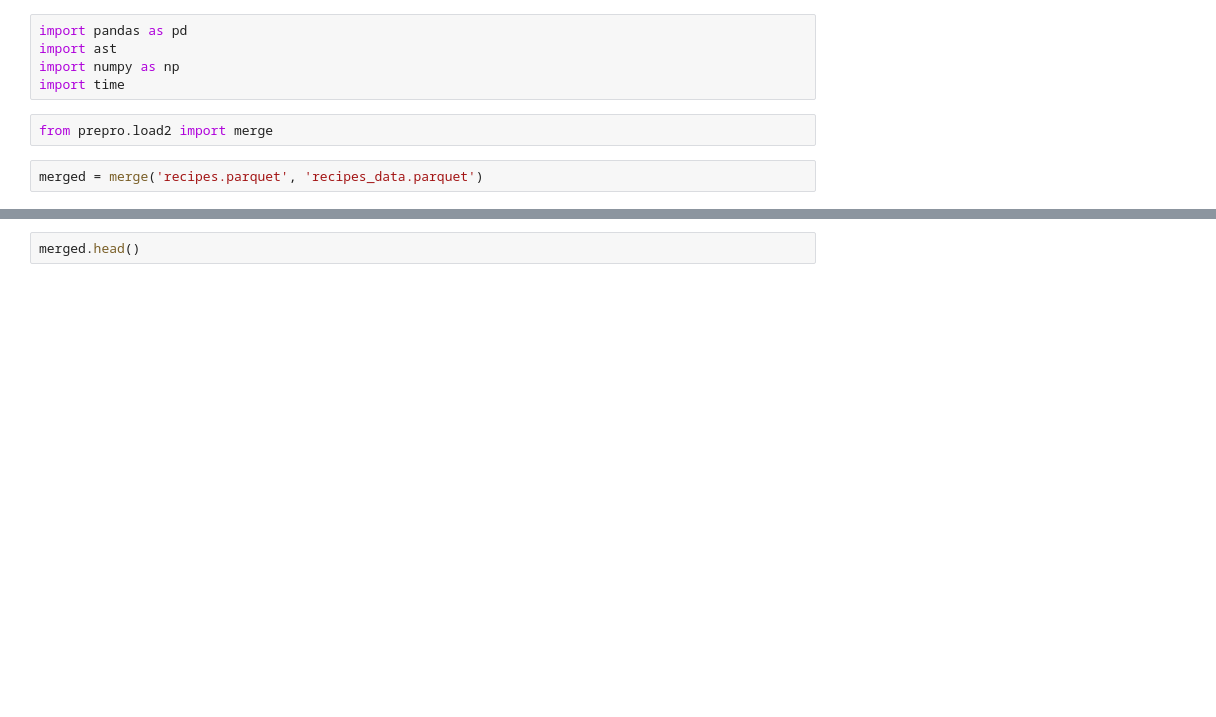
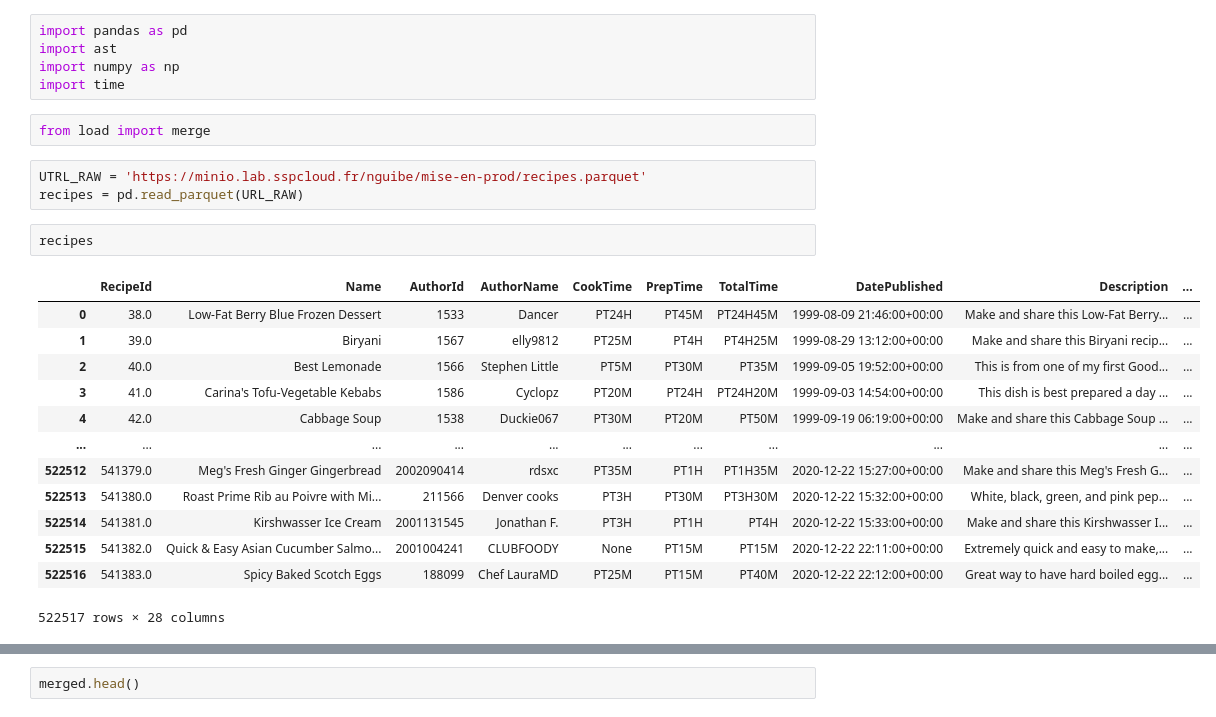
Before and after one commit to marie678/Projet-Mise-en-prod-3A, a Jupyter notebook: src/preprocessing/run_test.ipynb, the cells around one changed output, grey strips where cells are left out. Cells and saved outputs as stored; diff of their text form; blank space fills up the shorter version.

```diff
--- a/src/preprocessing/run_test.ipynb
+++ b/src/preprocessing/run_test.ipynb
@@ -4,6 +4,23 @@ import ast
 import numpy as np
 import time
 # %%
-from prepro.load2 import merge
+from load import merge
-# %%
-merged = merge('recipes.parquet', 'recipes_data.parquet')
+# %%
+UTRL_RAW = 'https://minio.lab.sspcloud.fr/nguibe/mise-en-prod/recipes.parquet'
+recipes = pd.read_parquet(URL_RAW)
+# %%
+recipes
+# %% [output]
+|  | RecipeId | Name | AuthorId | AuthorName | CookTime | PrepTime | TotalTime | DatePublished | Description | ... |
+| 0 | 38.0 | Low-Fat Berry Blue Frozen Dessert | 1533 | Dancer | PT24H | PT45M | PT24H45M | 1999-08-09 21:46:00+00:00 | Make and share this Low-Fat Berry... | ... |
+| 1 | 39.0 | Biryani | 1567 | elly9812 | PT25M | PT4H | PT4H25M | 1999-08-29 13:12:00+00:00 | Make and share this Biryani recip... | ... |
+| 2 | 40.0 | Best Lemonade | 1566 | Stephen Little | PT5M | PT30M | PT35M | 1999-09-05 19:52:00+00:00 | This is from one of my first Good... | ... |
+| 3 | 41.0 | Carina's Tofu-Vegetable Kebabs | 1586 | Cyclopz | PT20M | PT24H | PT24H20M | 1999-09-03 14:54:00+00:00 | This dish is best prepared a day ... | ... |
+| 4 | 42.0 | Cabbage Soup | 1538 | Duckie067 | PT30M | PT20M | PT50M | 1999-09-19 06:19:00+00:00 | Make and share this Cabbage Soup ... | ... |
+| ... | ... | ... | ... | ... | ... | ... | ... | ... | ... | ... |
+| 522512 | 541379.0 | Meg's Fresh Ginger Gingerbread | 2002090414 | rdsxc | PT35M | PT1H | PT1H35M | 2020-12-22 15:27:00+00:00 | Make and share this Meg's Fresh G... | ... |
+| 522513 | 541380.0 | Roast Prime Rib au Poivre with Mi... | 211566 | Denver cooks | PT3H | PT30M | PT3H30M | 2020-12-22 15:32:00+00:00 | White, black, green, and pink pep... | ... |
+| 522514 | 541381.0 | Kirshwasser Ice Cream | 2001131545 | Jonathan F. | PT3H | PT1H | PT4H | 2020-12-22 15:33:00+00:00 | Make and share this Kirshwasser I... | ... |
+| 522515 | 541382.0 | Quick & Easy Asian Cucumber Salmo... | 2001004241 | CLUBFOODY | None | PT15M | PT15M | 2020-12-22 22:11:00+00:00 | Extremely quick and easy to make,... | ... |
+| 522516 | 541383.0 | Spicy Baked Scotch Eggs | 188099 | Chef LauraMD | PT25M | PT15M | PT40M | 2020-12-22 22:12:00+00:00 | Great way to have hard boiled egg... | ... |
+522517 rows × 28 columns
```
Also changed, not shown: parts of 1 cell of this notebook.
